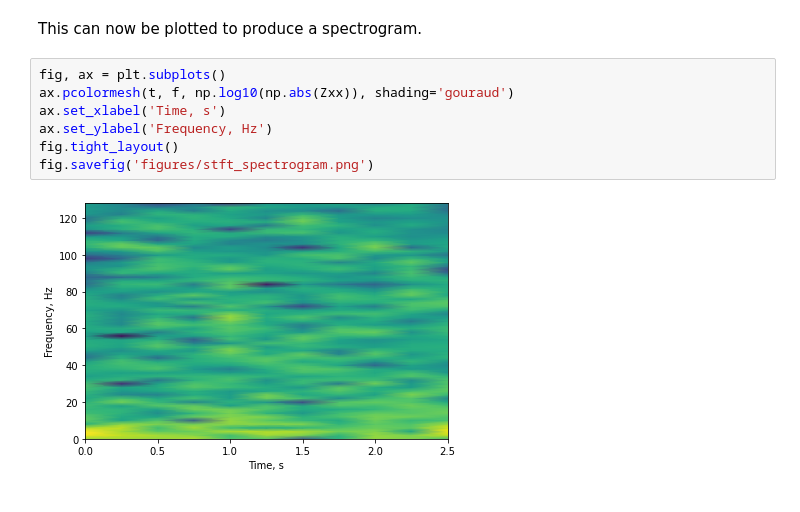
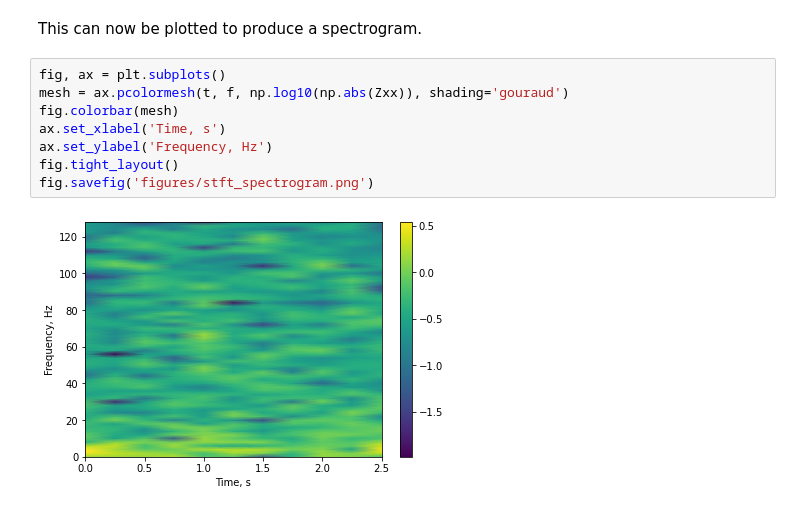
Before and after one commit to samisnotinsane/neural-signal-processing, a Jupyter notebook: spectrogram.ipynb, the cells around one changed output. Saved outputs shown, nothing was run; the diff lists cells and outputs as text.

```diff
--- a/spectrogram.ipynb
+++ b/spectrogram.ipynb
@@ -77,10 +71,11 @@ f, t, Zxx = signal.stft(ch, fs=srate, window='hann',
 This can now be plotted to produce a spectrogram.
 # %%
 fig, ax = plt.subplots()
-ax.pcolormesh(t, f, np.log10(np.abs(Zxx)), shading='gouraud')
+mesh = ax.pcolormesh(t, f, np.log10(np.abs(Zxx)), shading='gouraud')
+fig.colorbar(mesh)
 ax.set_xlabel('Time, s')
 ax.set_ylabel('Frequency, Hz')
 fig.tight_layout()
 fig.savefig('figures/stft_spectrogram.png')
 # %% [output]
-[figure, old version]
+[figure, new version]
```
Also changed, not shown: parts of 18 cells of this notebook, 1 other file.
